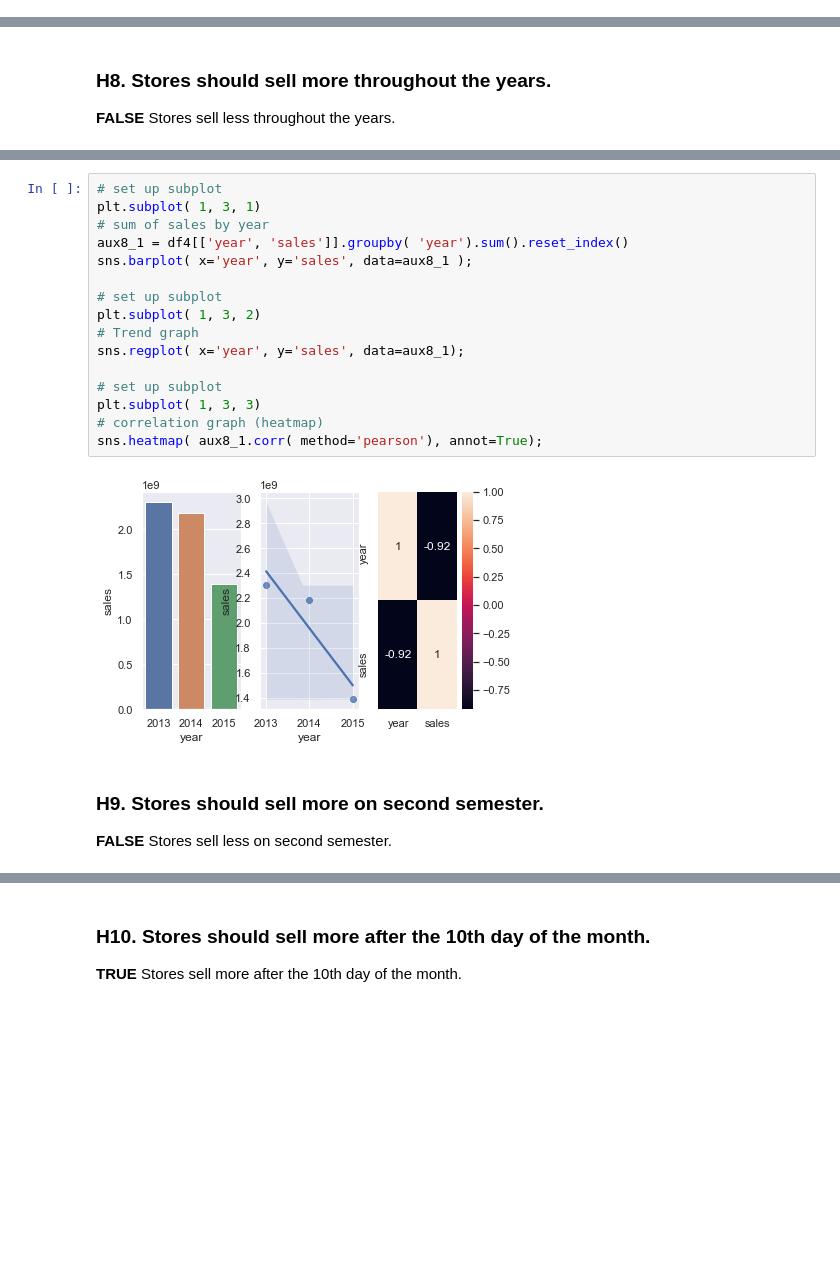
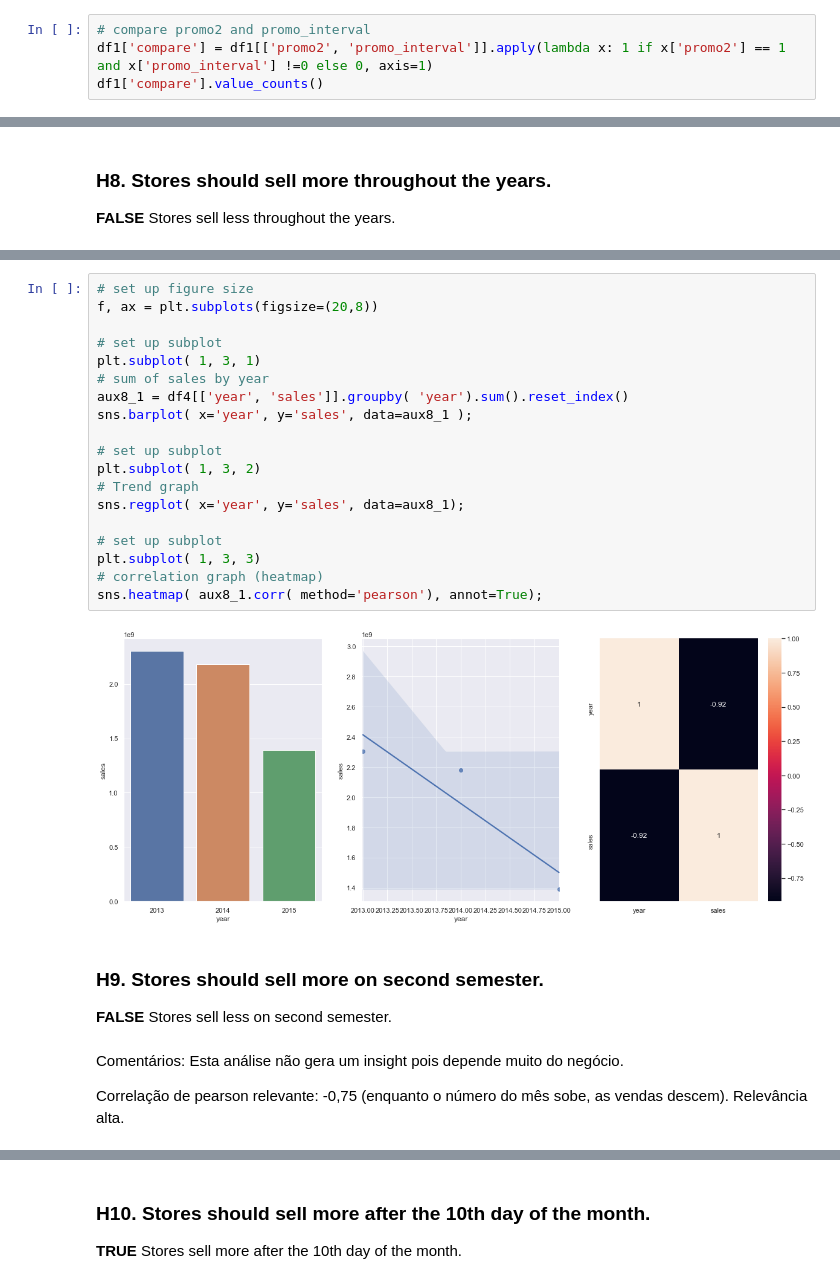
Before and after one commit to bruno-san/DataScience-Em-Producao, a Jupyter notebook: m04_v01_store_sales_prediction.ipynb, the cells around one changed output, grey strips where cells are left out. Saved outputs shown, nothing was run; the diff lists cells and outputs as text; blank space fills up the shorter version.

```diff
--- a/m04_v01_store_sales_prediction.ipynb
+++ b/m04_v01_store_sales_prediction.ipynb
@@ -191,3 +222,7 @@ df1['month_map'] = df1['date'].dt.month.map(month_map)
 
 # New column that shows if at that date the store was in promo2.
 df1['is_promo'] = df1[['promo_interval', 'month_map']].apply(lambda x: 0 if x['promo_interval'] == 0 else 1 if x['month_map'] in x['promo_interval'].split(',') else 0, axis=1)
+# %%
+# compare promo2 and promo_interval
+df1['compare'] = df1[['promo2', 'promo_interval']].apply(lambda x: 1 if x['promo2'] == 1 and x['promo_interval'] !=0 else 0, axis=1)
+df1['compare'].value_counts()
@@ -727,22 +891,30 @@ sns.barplot( x='year', y='sales', hue='state_holiday', data=aux7_2)
 # %%
+# set up figure size
+f, ax = plt.subplots(figsize=(20,8))
+
 # set up subplot
 plt.subplot( 1, 3, 1)
 # sum of sales by year
 aux8_1 = df4[['year', 'sales']].groupby( 'year').sum().reset_index()
 sns.barplot( x='year', y='sales', data=aux8_1 );
 
 # set up subplot
 plt.subplot( 1, 3, 2)
 # Trend graph
 sns.regplot( x='year', y='sales', data=aux8_1);
 
 # set up subplot
 plt.subplot( 1, 3, 3)
 # correlation graph (heatmap)
 sns.heatmap( aux8_1.corr( method='pearson'), annot=True);
 # %% [output]
-[figure, old version]
+[figure, new version]
 # %% [markdown]
 ### **H9.** Stores should sell more on second semester.
 **FALSE** Stores sell less on second semester.
+# %% [markdown]
+Comentários:
+Esta análise não gera um insight pois depende muito do negócio.
+
+Correlação de pearson relevante: -0,75 (enquanto o número do mês sobe, as vendas descem). Relevância alta.
 # %%
```
Also changed, not shown: parts of 60 cells of this notebook.
